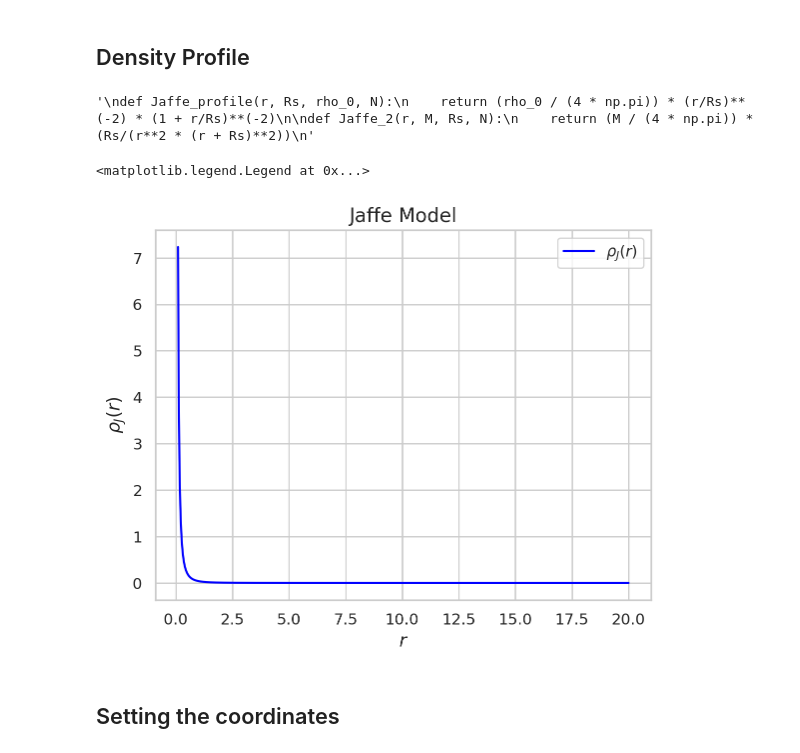
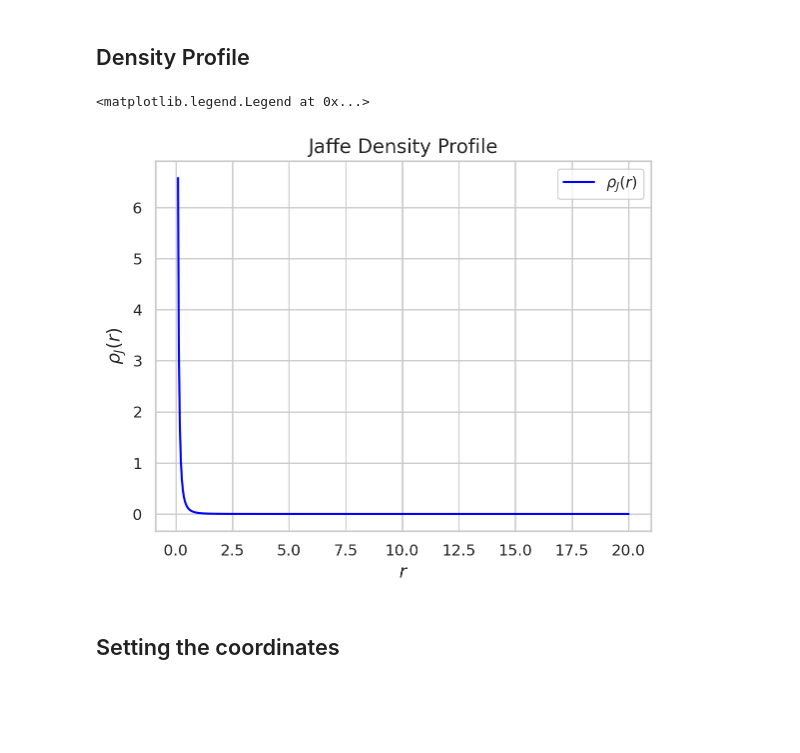
Before and after one commit to SimoneArienti/Galaxies-and-Dynamics, a Jupyter notebook: Project/Jaffe Setup.ipynb, the cells around one changed output. Saved outputs shown, nothing was run; the diff lists cells and outputs as text; code cells hidden in the pictures; blank space fills up the shorter version.

```diff
--- a/Project/Jaffe Setup.ipynb
+++ b/Project/Jaffe Setup.ipynb
@@ -73,7 +73,7 @@ $$
     \theta = \arccos\left( 1 - 2P \right)
 $$
 # %%
-N = 1000
+N = 10000
 M = 1
 m = M/N
 Rs = 1
@@ -83,34 +83,22 @@ rho_0 = M / (4 * np.pi * (Rs)**3)
 ## Density Profile
 # %%
 def Jaffe_profile(radii, Rs, rho_0):
-    return (rho_0 * Rs**2)/(radii**2*(radii+Rs))
-
-'''
-def Jaffe_profile(r, Rs, rho_0, N):
-    return (rho_0 / (4 * np.pi)) * (r/Rs)**(-2) * (1 + r/Rs)**(-2)
-
-def Jaffe_2(r, M, Rs, N):
-    return (M / (4 * np.pi)) * (Rs/(r**2 * (r + Rs)**2))
-'''
+    return (rho_0 * Rs**4)/(radii**2 * (radii+Rs)**2)
-# %% [output]
-'\ndef Jaffe_profile(r, Rs, rho_0, N):\n    return (rho_0 / (4 * np.pi)) * (r/Rs)**(-2) * (1 + r/Rs)**(-2)\n\ndef Jaffe_2(r, M, Rs, N):\n    return (M / (4 * np.pi)) * (Rs/(r**2 * (r + Rs)**2))\n'
 # %%
 # Set Seaborn style
 sns.set(style="whitegrid")
 
 raggi = np.linspace(0.1, 20*Rs, N)
 rho_J = Jaffe_profile(raggi, Rs, rho_0)
-#rho_J_art = Jaffe_2(raggi, M, Rs, 100)
 
 plt.plot(raggi, rho_J, color='blue', label=r'$\rho_J(r)$')
-#plt.plot(raggi, rho_J_art, color='red', alpha=0.6, label='Article')
-plt.title('Jaffe Model', fontsize=14)
+plt.title('Jaffe Density Profile', fontsize=14)
 plt.xlabel(r'$r$', fontsize=13)
 plt.ylabel(r'$\rho_J(r)$', fontsize=13)
 plt.legend()
 # %% [output]
 <matplotlib.legend.Legend at 0x...>
-[figure, old version]
+[figure, new version]
 # %% [markdown]
 ## Setting the coordinates
 # %%
```
Also changed, not shown: parts of 41 cells of this notebook.
